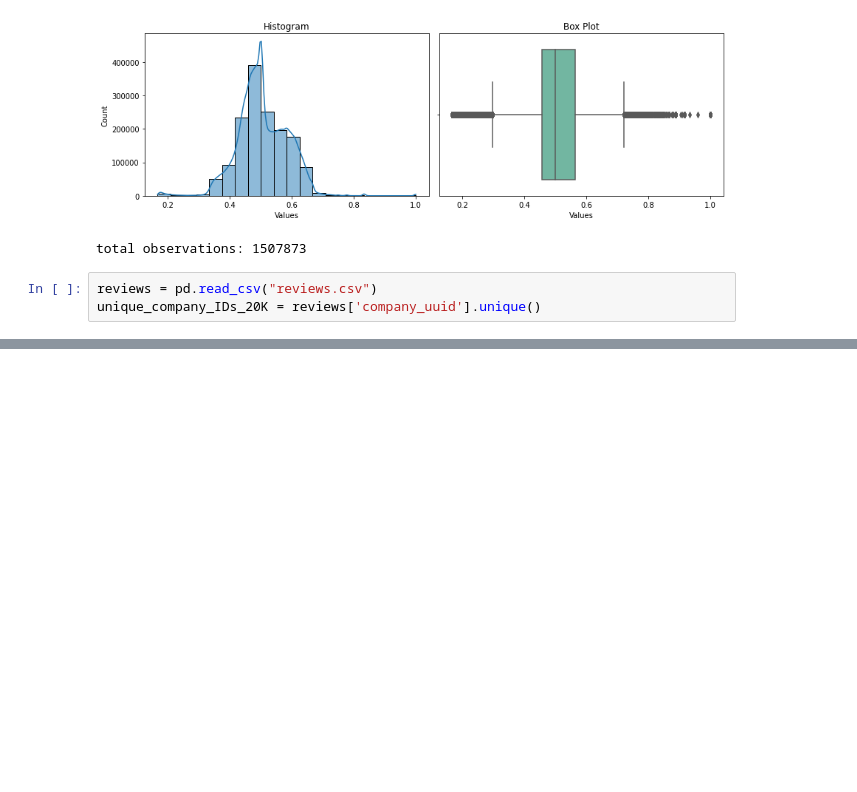
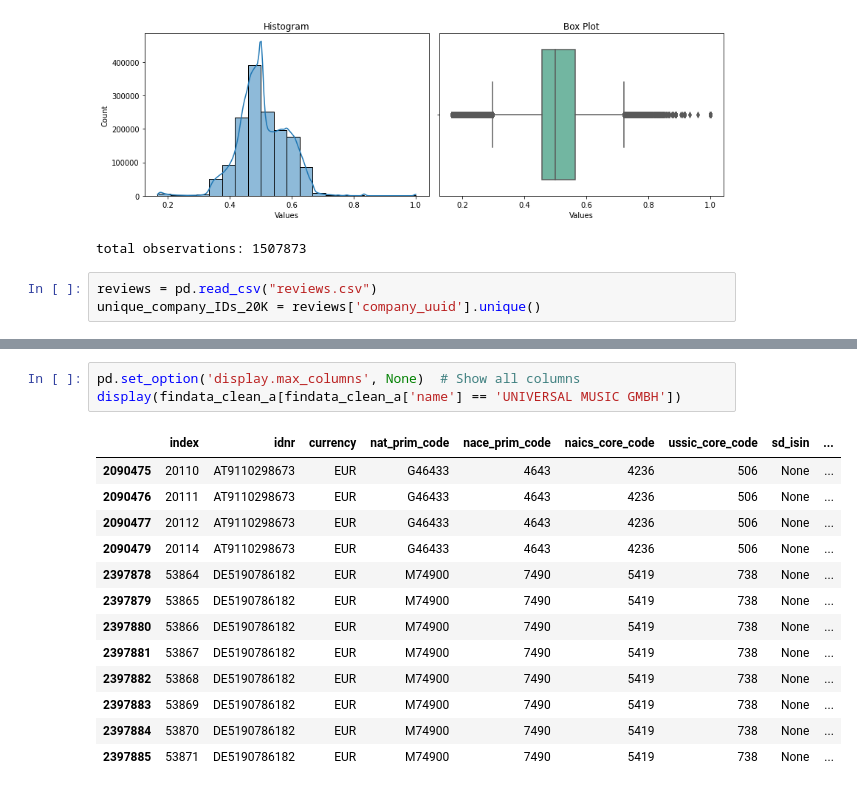
Before and after one commit to yanghang0918/Kununu_Review_Sentiment_Analysis, a Jupyter notebook: data/financial_data.ipynb, the cells around one changed output, grey strips where cells are left out. Drawn from its saved outputs; the diff is of its cells as text; blank space fills up the shorter version.

```diff
--- a/data/financial_data.ipynb
+++ b/data/financial_data.ipynb
@@ -347,0 +365,17 @@ unique_company_IDs_20K = reviews['company_uuid'].unique()
+# %%
+pd.set_option('display.max_columns', None)  # Show all columns
+display(findata_clean_a[findata_clean_a['name'] == 'UNIVERSAL MUSIC GMBH'])
+# %% [output]
+|  | index | idnr | currency | nat_prim_code | nace_prim_code | naics_core_code | ussic_core_code | sd_isin | ... |
+| 2090475 | 20110 | AT9110298673 | EUR | G46433 | 4643 | 4236 | 506 | None | ... |
+| 2090476 | 20111 | AT9110298673 | EUR | G46433 | 4643 | 4236 | 506 | None | ... |
+| 2090477 | 20112 | AT9110298673 | EUR | G46433 | 4643 | 4236 | 506 | None | ... |
+| 2090479 | 20114 | AT9110298673 | EUR | G46433 | 4643 | 4236 | 506 | None | ... |
+| 2397878 | 53864 | DE5190786182 | EUR | M74900 | 7490 | 5419 | 738 | None | ... |
+| 2397879 | 53865 | DE5190786182 | EUR | M74900 | 7490 | 5419 | 738 | None | ... |
+| 2397880 | 53866 | DE5190786182 | EUR | M74900 | 7490 | 5419 | 738 | None | ... |
+| 2397881 | 53867 | DE5190786182 | EUR | M74900 | 7490 | 5419 | 738 | None | ... |
+| 2397882 | 53868 | DE5190786182 | EUR | M74900 | 7490 | 5419 | 738 | None | ... |
+| 2397883 | 53869 | DE5190786182 | EUR | M74900 | 7490 | 5419 | 738 | None | ... |
+| 2397884 | 53870 | DE5190786182 | EUR | M74900 | 7490 | 5419 | 738 | None | ... |
+| 2397885 | 53871 | DE5190786182 | EUR | M74900 | 7490 | 5419 | 738 | None | ... |
```
Also changed, not shown: parts of 2 cells of this notebook, 1 other file.
